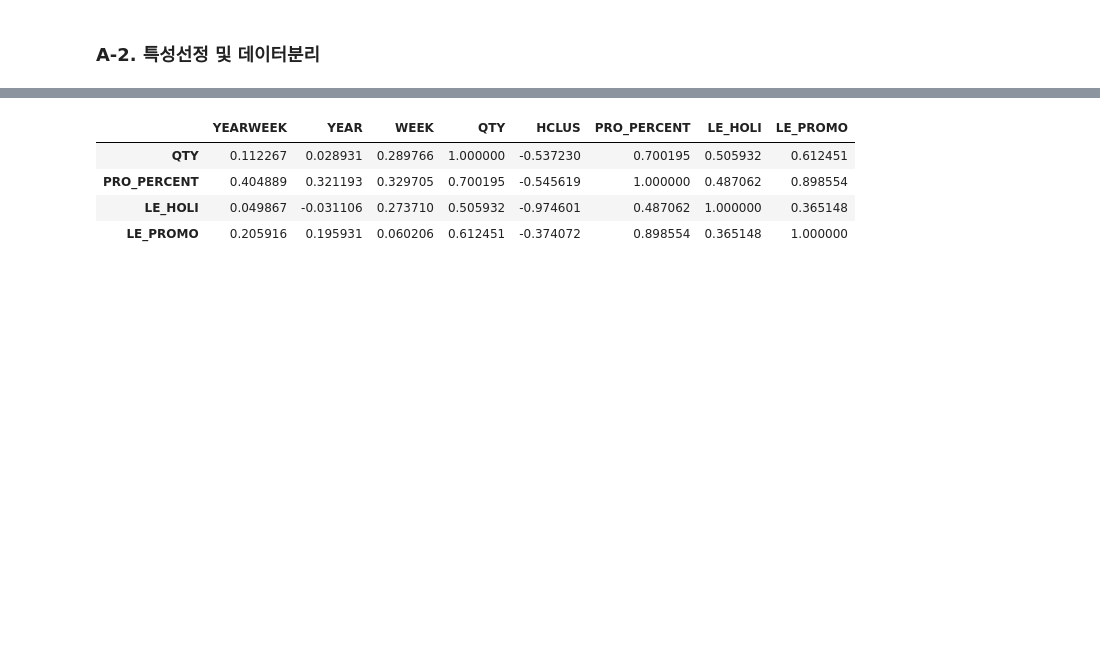
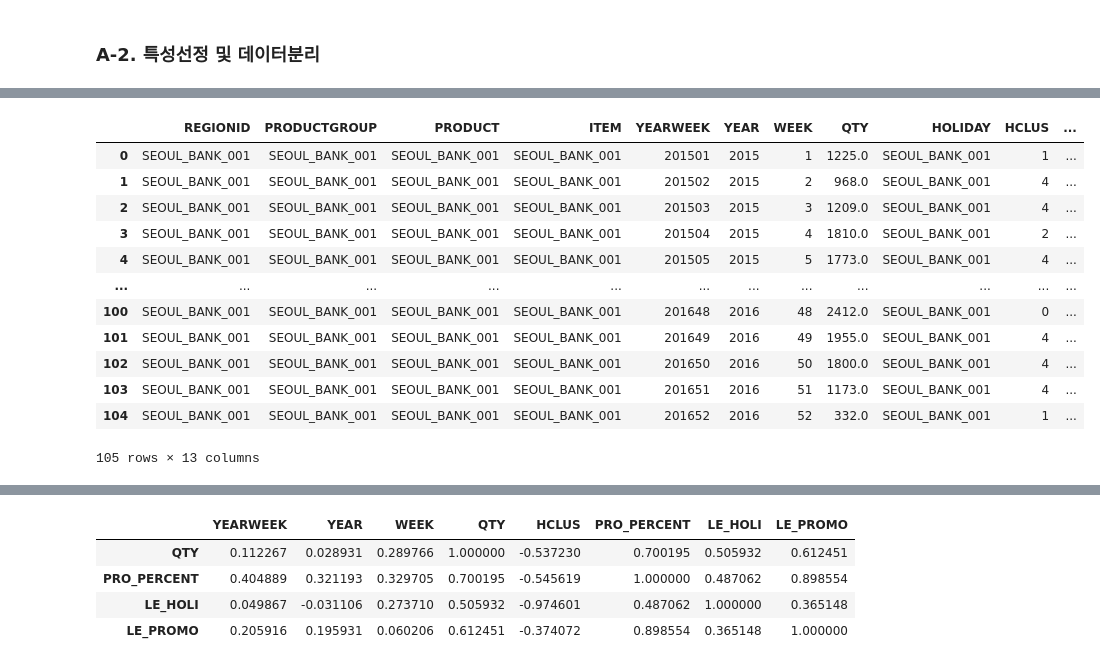
Before and after one commit to jyj76094458/Python, a Jupyter notebook: 유형별로 실습하는 머신러닝/머신러닝실습.ipynb, the cells around one changed output, grey strips where cells are left out. Drawn from its saved outputs; the diff is of its cells as text; code cells hidden in the pictures; blank space fills up the shorter version.

```diff
--- a/유형별로 실습하는 머신러닝/머신러닝실습.ipynb
+++ b/유형별로 실습하는 머신러닝/머신러닝실습.ipynb
@@ -365,0 +522,16 @@ featuresData["LE_PROMO"] = ynPrLabel.fit_transform( featuresData.PROMOTION )
+# %%
+featuresData
+# %% [output]
+|  | REGIONID | PRODUCTGROUP | PRODUCT | ITEM | YEARWEEK | YEAR | WEEK | QTY | HOLIDAY | HCLUS | ... |
+| 0 | SEOUL_BANK_001 | SEOUL_BANK_001 | SEOUL_BANK_001 | SEOUL_BANK_001 | 201501 | 2015 | 1 | 1225.0 | SEOUL_BANK_001 | 1 | ... |
+| 1 | SEOUL_BANK_001 | SEOUL_BANK_001 | SEOUL_BANK_001 | SEOUL_BANK_001 | 201502 | 2015 | 2 | 968.0 | SEOUL_BANK_001 | 4 | ... |
+| 2 | SEOUL_BANK_001 | SEOUL_BANK_001 | SEOUL_BANK_001 | SEOUL_BANK_001 | 201503 | 2015 | 3 | 1209.0 | SEOUL_BANK_001 | 4 | ... |
+| 3 | SEOUL_BANK_001 | SEOUL_BANK_001 | SEOUL_BANK_001 | SEOUL_BANK_001 | 201504 | 2015 | 4 | 1810.0 | SEOUL_BANK_001 | 2 | ... |
+| 4 | SEOUL_BANK_001 | SEOUL_BANK_001 | SEOUL_BANK_001 | SEOUL_BANK_001 | 201505 | 2015 | 5 | 1773.0 | SEOUL_BANK_001 | 4 | ... |
+| ... | ... | ... | ... | ... | ... | ... | ... | ... | ... | ... | ... |
+| 100 | SEOUL_BANK_001 | SEOUL_BANK_001 | SEOUL_BANK_001 | SEOUL_BANK_001 | 201648 | 2016 | 48 | 2412.0 | SEOUL_BANK_001 | 0 | ... |
+| 101 | SEOUL_BANK_001 | SEOUL_BANK_001 | SEOUL_BANK_001 | SEOUL_BANK_001 | 201649 | 2016 | 49 | 1955.0 | SEOUL_BANK_001 | 4 | ... |
+| 102 | SEOUL_BANK_001 | SEOUL_BANK_001 | SEOUL_BANK_001 | SEOUL_BANK_001 | 201650 | 2016 | 50 | 1800.0 | SEOUL_BANK_001 | 4 | ... |
+| 103 | SEOUL_BANK_001 | SEOUL_BANK_001 | SEOUL_BANK_001 | SEOUL_BANK_001 | 201651 | 2016 | 51 | 1173.0 | SEOUL_BANK_001 | 4 | ... |
+| 104 | SEOUL_BANK_001 | SEOUL_BANK_001 | SEOUL_BANK_001 | SEOUL_BANK_001 | 201652 | 2016 | 52 | 332.0 | SEOUL_BANK_001 | 1 | ... |
+105 rows × 13 columns
```
Also changed, not shown: parts of 45 cells of this notebook, 1 other file.
